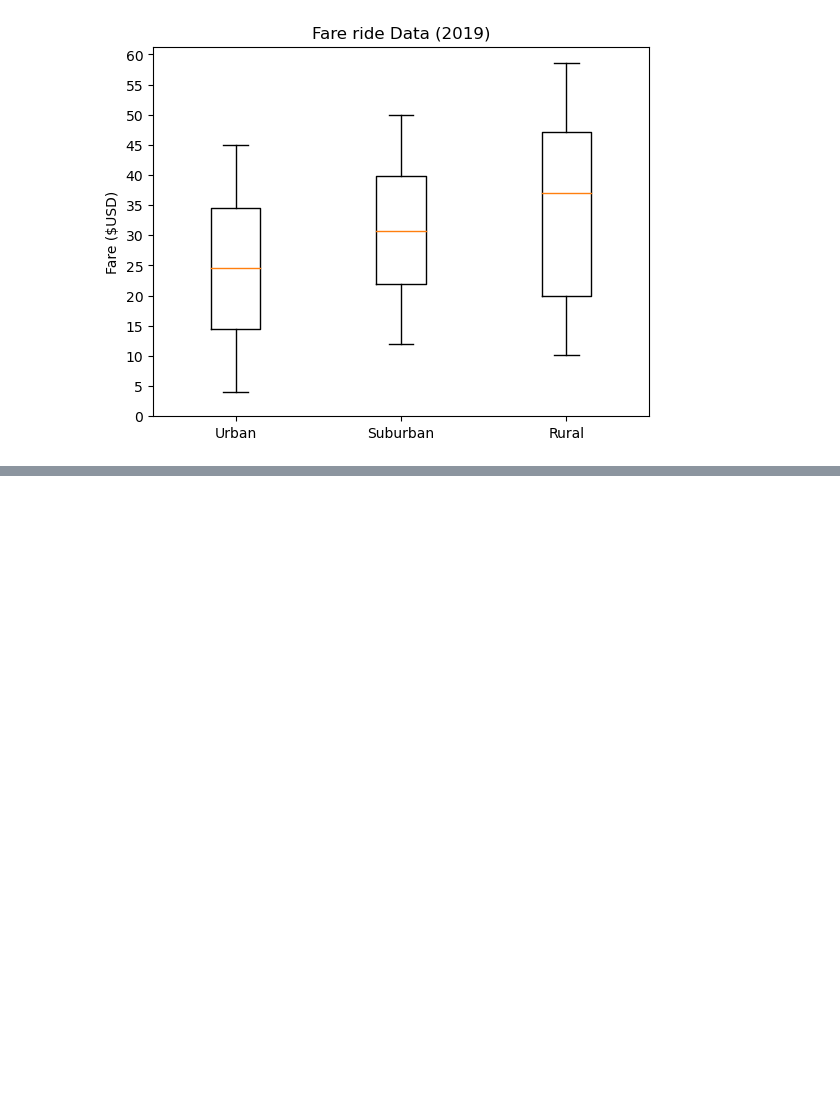
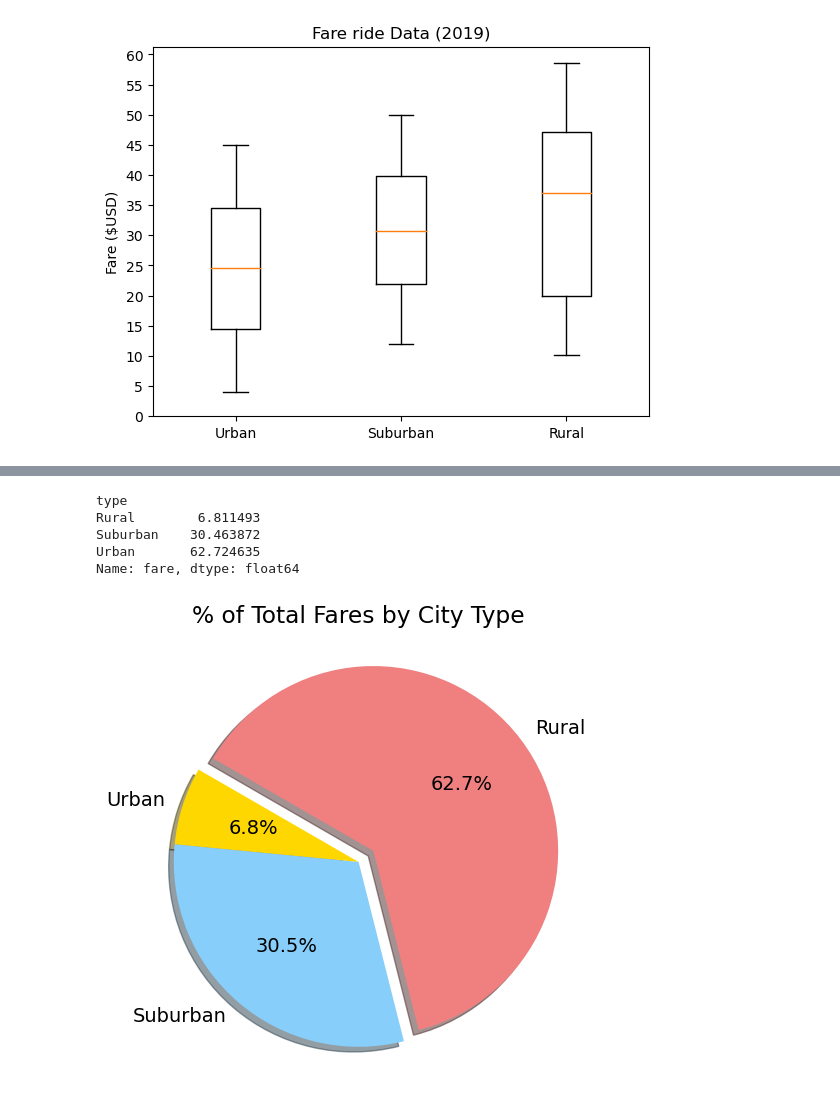
Before and after one commit to ericksonvo/PyBer_Analysis, a Jupyter notebook: PyBer.ipynb, the cells around one changed output, grey strips where cells are left out. Drawn from its saved outputs; the diff is of its cells as text; code cells hidden in the pictures; blank space fills up the shorter version.

```diff
--- a/PyBer.ipynb
+++ b/PyBer.ipynb
@@ -741,0 +742,62 @@ plt.savefig("./Fig4.png")
+# %%
+# Get the Percentage of Fares for Each City Type
+
+## 1.get total fares for each city type
+## 2.get the total for all the fares for all the city types
+## 3. Calculate the percentage of teh ttoal fares for each city type
+
+
+# use the groupby fuction on pyber_data_df and group by "type"
+
+sum_fares_by_type=pyber_df.groupby(["type"]).sum()["fare"]
+
+sum_fares_by_type
+
+#get total fares
+
+total_fares=pyber_df["fare"].sum()
+
+total_fares
+
+#calculate th percentage of total fares for each city type
+
+type_percents=100* sum_fares_by_type/total_fares
+
+type_percents
+
+#calculate the percentage of total fares using DataFrame
+
+type_percents=100* pyber_df.groupby(["type"]).sum()["fare"]/pyber_df["fare"].sum()
+
+type_percents
+# %% [output]
+type
+Rural        6.811493
+Suburban    30.463872
+Urban       62.724635
+Name: fare, dtype: float64
+# %%
+# build the percentage of fares by city type pit chart
+import matplotlib as mpl
+
+#build pie chart
+
+plt.subplots(figsize=(10,6))
+
+plt.pie(type_percents,colors=["gold","lightskyblue","lightcoral"],
+        labels=["Urban","Suburban","Rural"],explode=[0,0,0.1],autopct="%1.1f%%",
+         shadow=True,startangle=150)
+
+# add title
+
+plt.title("% of Total Fares by City Type")
+
+# Change the default font size from 10 to 14.
+
+mpl.rcParams['font.size'] = 14
+
+# savefile
+
+plt.savefig("./Fig5.png")
+# %% [output]
+[figure, added]
```
Also changed, not shown: parts of 11 cells of this notebook, 1 other file.
